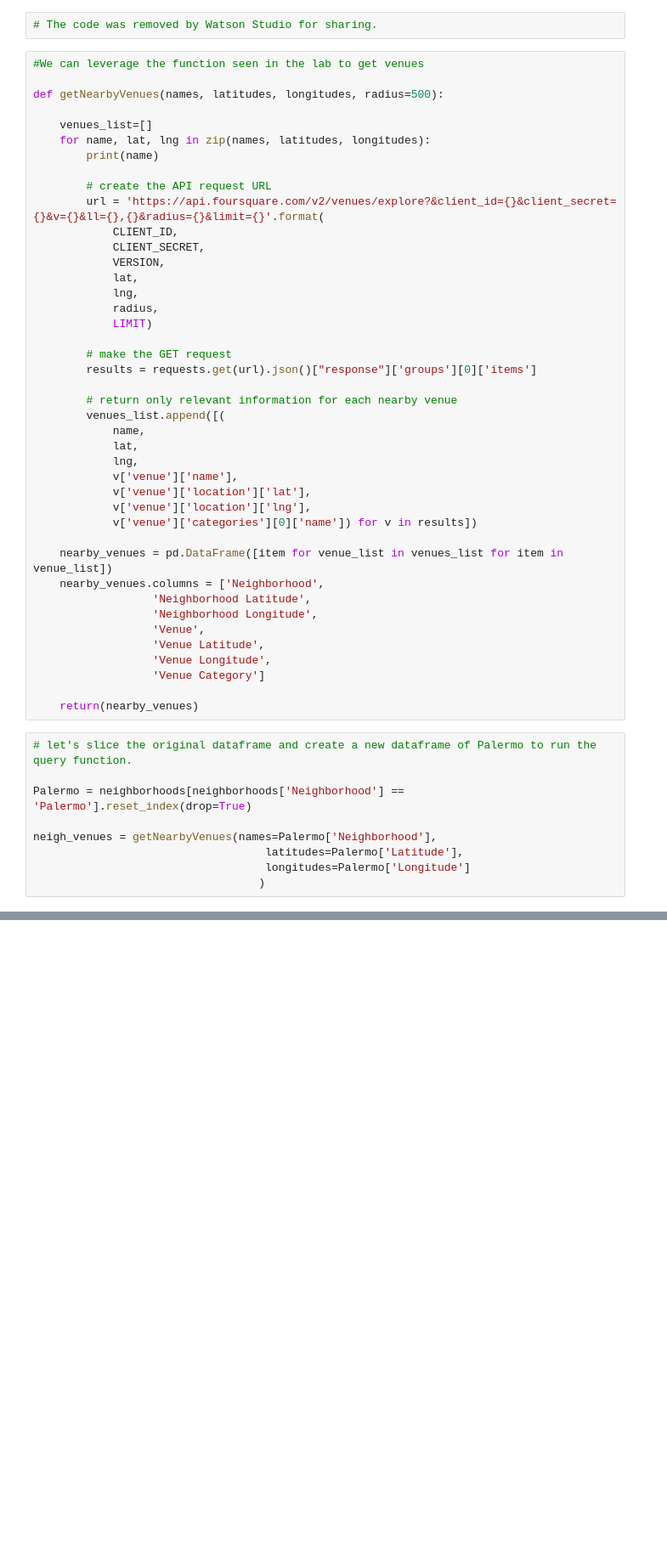
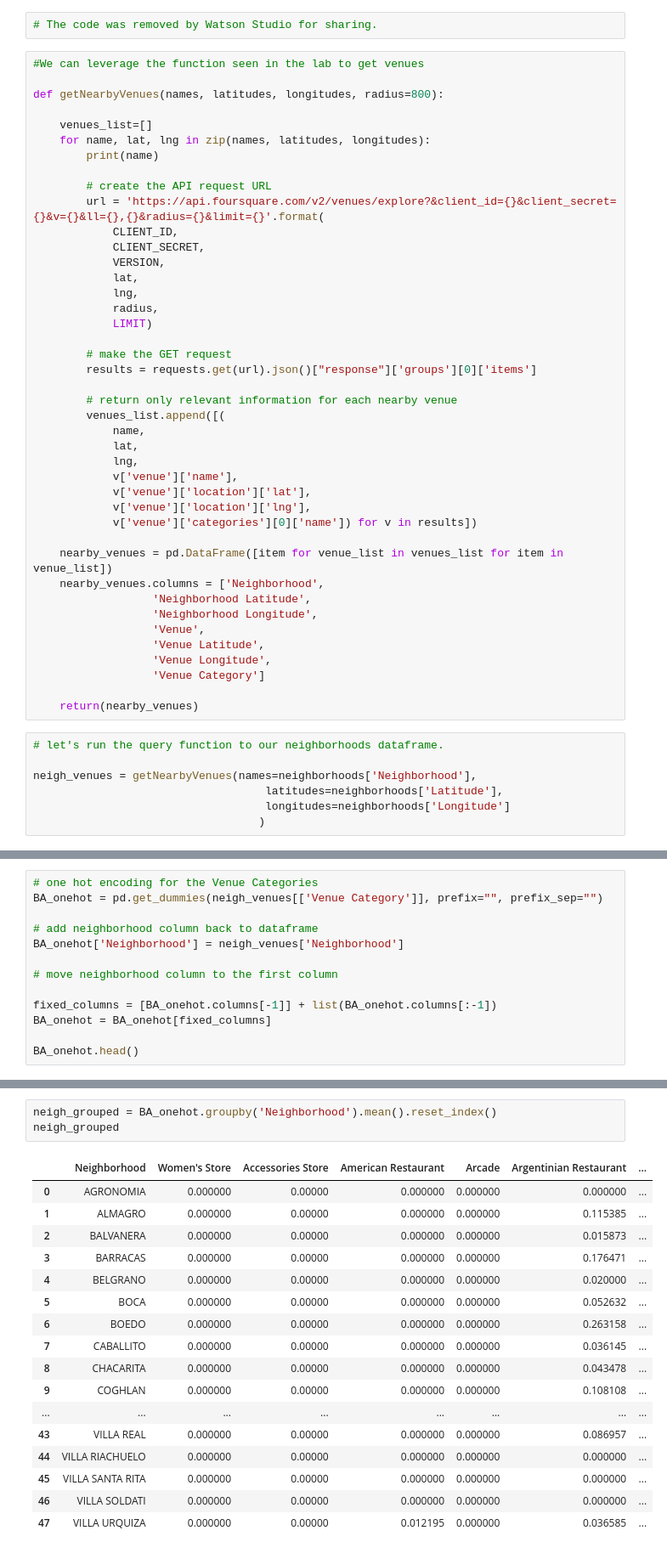
Before and after one commit to FFalcon0/Coursera_Capstone, a Jupyter notebook: Buenos Aires Clustering.ipynb, the cells around one changed output, grey strips where cells are left out. Shown at 85% size. Saved outputs shown, nothing was run; the diff lists cells and outputs as text; blank space fills up the shorter version.

```diff
--- a/Buenos Aires Clustering.ipynb
+++ b/Buenos Aires Clustering.ipynb
@@ -323,7 +316,7 @@ prods['period'].replace({1: 'Late Night',
 # %%
 #We can leverage the function seen in the lab to get venues
 
-def getNearbyVenues(names, latitudes, longitudes, radius=500):
+def getNearbyVenues(names, latitudes, longitudes, radius=800):
 
     venues_list=[]
     for name, lat, lng in zip(names, latitudes, longitudes):
@@ -363,11 +356,9 @@ def getNearbyVenues(names, latitudes, longitudes, radius=500):
 
     return(nearby_venues)
 # %%
-# let's slice the original dataframe and create a new dataframe of Palermo to run the query function.
+# let's run the query function to our neighborhoods dataframe.
 
-Palermo = neighborhoods[neighborhoods['Neighborhood'] == 'Palermo'].reset_index(drop=True)
-
-neigh_venues = getNearbyVenues(names=Palermo['Neighborhood'],
-                                   latitudes=Palermo['Latitude'],
-                                   longitudes=Palermo['Longitude']
+neigh_venues = getNearbyVenues(names=neighborhoods['Neighborhood'],
+                                   latitudes=neighborhoods['Latitude'],
+                                   longitudes=neighborhoods['Longitude']
                                   )
@@ -373,0 +402,13 @@ neigh_venues = getNearbyVenues(names=Palermo['Neighborhood'],
+# %%
+# one hot encoding for the Venue Categories
+BA_onehot = pd.get_dummies(neigh_venues[['Venue Category']], prefix="", prefix_sep="")
+
+# add neighborhood column back to dataframe
+BA_onehot['Neighborhood'] = neigh_venues['Neighborhood']
+
+# move neighborhood column to the first column
+
+fixed_columns = [BA_onehot.columns[-1]] + list(BA_onehot.columns[:-1])
+BA_onehot = BA_onehot[fixed_columns]
+
+BA_onehot.head()
@@ -373,0 +431,21 @@ neigh_venues = getNearbyVenues(names=Palermo['Neighborhood'],
+# %%
+neigh_grouped = BA_onehot.groupby('Neighborhood').mean().reset_index()
+neigh_grouped
+# %% [output]
+|  | Neighborhood | Women's Store | Accessories Store | American Restaurant | Arcade | Argentinian Restaurant | ... |
+| 0 | AGRONOMIA | 0.000000 | 0.00000 | 0.000000 | 0.000000 | 0.000000 | ... |
+| 1 | ALMAGRO | 0.000000 | 0.00000 | 0.000000 | 0.000000 | 0.115385 | ... |
+| 2 | BALVANERA | 0.000000 | 0.00000 | 0.000000 | 0.000000 | 0.015873 | ... |
+| 3 | BARRACAS | 0.000000 | 0.00000 | 0.000000 | 0.000000 | 0.176471 | ... |
+| 4 | BELGRANO | 0.000000 | 0.00000 | 0.000000 | 0.000000 | 0.020000 | ... |
+| 5 | BOCA | 0.000000 | 0.00000 | 0.000000 | 0.000000 | 0.052632 | ... |
+| 6 | BOEDO | 0.000000 | 0.00000 | 0.000000 | 0.000000 | 0.263158 | ... |
+| 7 | CABALLITO | 0.000000 | 0.00000 | 0.000000 | 0.000000 | 0.036145 | ... |
+| 8 | CHACARITA | 0.000000 | 0.00000 | 0.000000 | 0.000000 | 0.043478 | ... |
+| 9 | COGHLAN | 0.000000 | 0.00000 | 0.000000 | 0.000000 | 0.108108 | ... |
+| ... | ... | ... | ... | ... | ... | ... | ... |
+| 43 | VILLA REAL | 0.000000 | 0.00000 | 0.000000 | 0.000000 | 0.086957 | ... |
+| 44 | VILLA RIACHUELO | 0.000000 | 0.00000 | 0.000000 | 0.000000 | 0.000000 | ... |
+| 45 | VILLA SANTA RITA | 0.000000 | 0.00000 | 0.000000 | 0.000000 | 0.000000 | ... |
+| 46 | VILLA SOLDATI | 0.000000 | 0.00000 | 0.000000 | 0.000000 | 0.000000 | ... |
+| 47 | VILLA URQUIZA | 0.000000 | 0.00000 | 0.012195 | 0.000000 | 0.036585 | ... |
```
Also changed, not shown: parts of 23 cells of this notebook.
